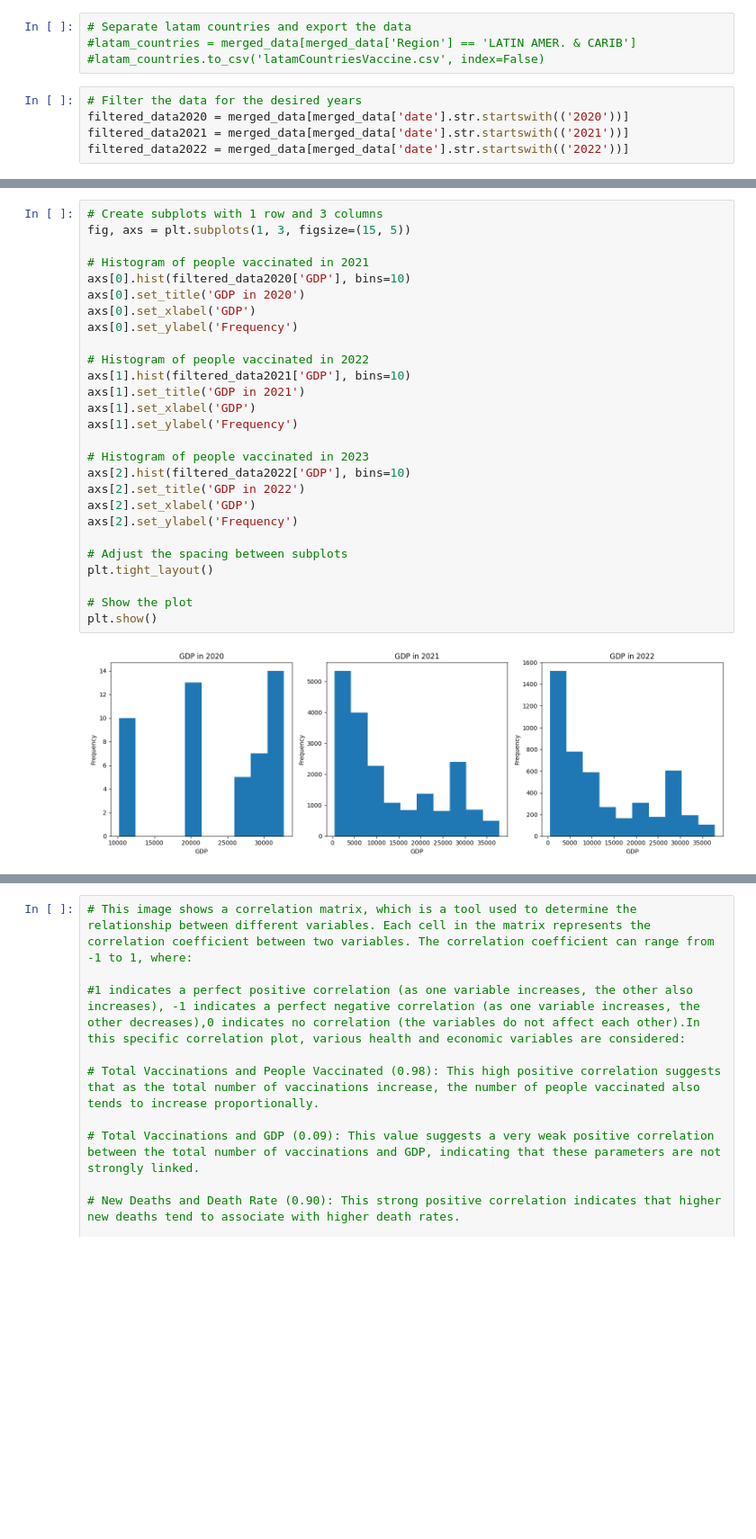
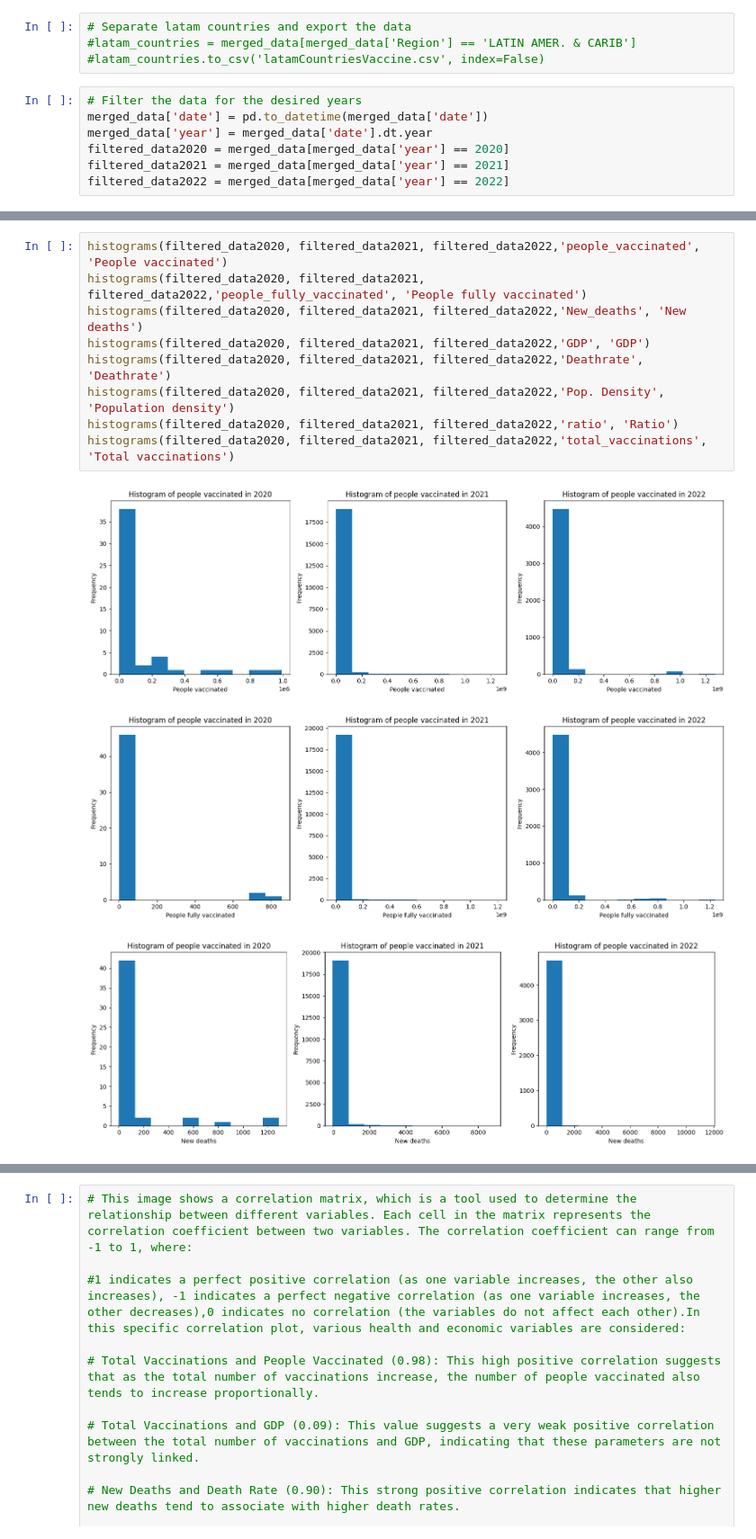
Before and after one commit to czuniga28/Proyecto_Proba, a Jupyter notebook: entrega_1.ipynb, the cells around one changed output, grey strips where cells are left out. Shown at 90% size. Saved outputs shown, nothing was run; the diff lists cells and outputs as text; blank space fills up the shorter version.

Commit message:
histogramas actualizados

```diff
--- a/entrega_1.ipynb
+++ b/entrega_1.ipynb
@@ -112,7 +112,9 @@ GDP                                       700.0
 #latam_countries.to_csv('latamCountriesVaccine.csv', index=False)
 # %%
 # Filter the data for the desired years
-filtered_data2020 = merged_data[merged_data['date'].str.startswith(('2020'))]
-filtered_data2021 = merged_data[merged_data['date'].str.startswith(('2021'))]
-filtered_data2022 = merged_data[merged_data['date'].str.startswith(('2022'))]
+merged_data['date'] = pd.to_datetime(merged_data['date'])
+merged_data['year'] = merged_data['date'].dt.year
+filtered_data2020 = merged_data[merged_data['year'] == 2020]
+filtered_data2021 = merged_data[merged_data['year'] == 2021]
+filtered_data2022 = merged_data[merged_data['year'] == 2022]
 # %%
@@ -176,29 +149,13 @@ plt.show()
-# %%
-# Create subplots with 1 row and 3 columns
-fig, axs = plt.subplots(1, 3, figsize=(15, 5))
-
-# Histogram of people vaccinated in 2021
-axs[0].hist(filtered_data2020['GDP'], bins=10)
-axs[0].set_title('GDP in 2020')
-axs[0].set_xlabel('GDP')
-axs[0].set_ylabel('Frequency')
-
-# Histogram of people vaccinated in 2022
-axs[1].hist(filtered_data2021['GDP'], bins=10)
-axs[1].set_title('GDP in 2021')
-axs[1].set_xlabel('GDP')
-axs[1].set_ylabel('Frequency')
-
-# Histogram of people vaccinated in 2023
-axs[2].hist(filtered_data2022['GDP'], bins=10)
-axs[2].set_title('GDP in 2022')
-axs[2].set_xlabel('GDP')
-axs[2].set_ylabel('Frequency')
-
-# Adjust the spacing between subplots
-plt.tight_layout()
-
-# Show the plot
-plt.show()
-# %% [output]
-[figure, removed]
+# %%
+histograms(filtered_data2020, filtered_data2021, filtered_data2022,'people_vaccinated', 'People vaccinated')
+histograms(filtered_data2020, filtered_data2021, filtered_data2022,'people_fully_vaccinated', 'People fully vaccinated')
+histograms(filtered_data2020, filtered_data2021, filtered_data2022,'New_deaths', 'New deaths')
+histograms(filtered_data2020, filtered_data2021, filtered_data2022,'GDP', 'GDP')
+histograms(filtered_data2020, filtered_data2021, filtered_data2022,'Deathrate', 'Deathrate')
+histograms(filtered_data2020, filtered_data2021, filtered_data2022,'Pop. Density', 'Population density')
+histograms(filtered_data2020, filtered_data2021, filtered_data2022,'ratio', 'Ratio')
+histograms(filtered_data2020, filtered_data2021, filtered_data2022,'total_vaccinations', 'Total vaccinations')
+# %% [output]
+[figure, added]
+[figure, added]
+[figure, added]
```
Also changed, not shown: parts of 5 cells of this notebook.
